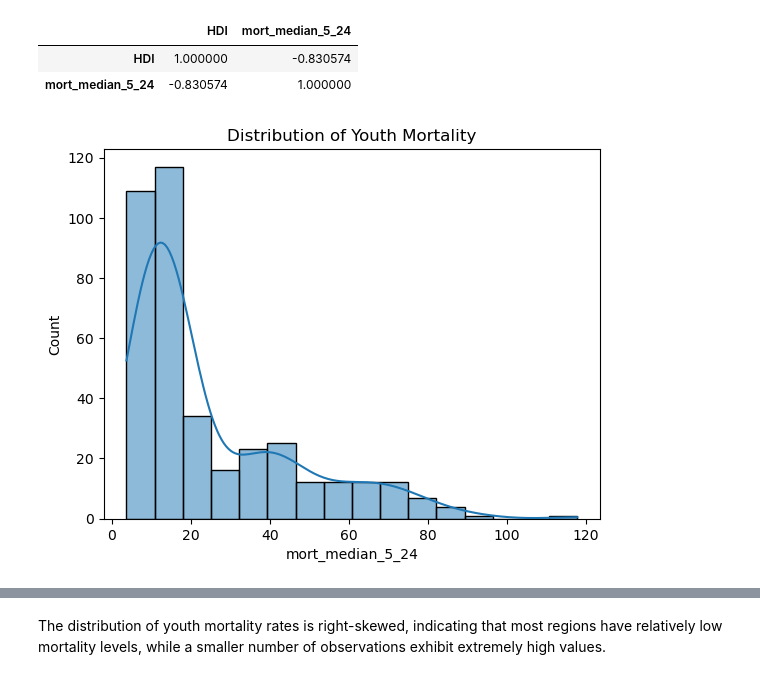
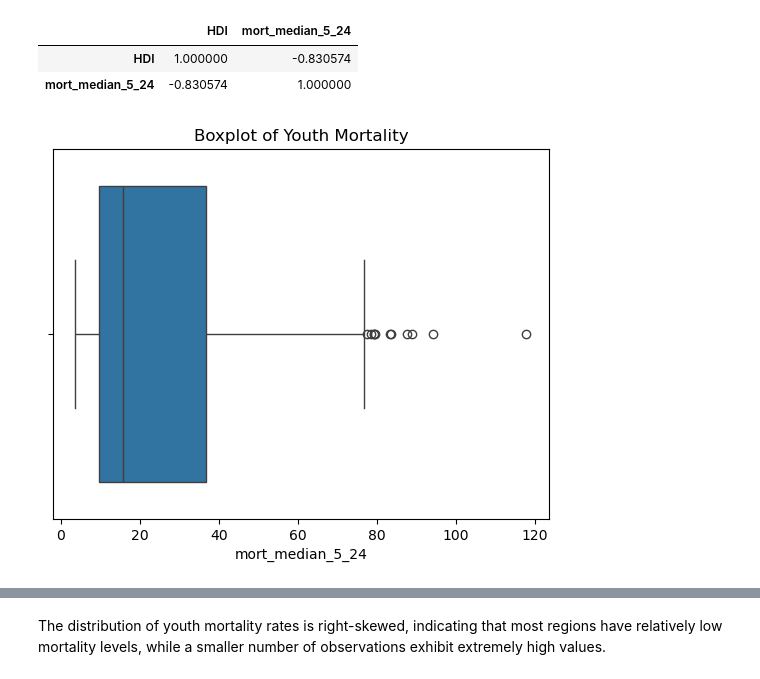
Before and after one commit to ecelule/dsa210project, a Jupyter notebook: project_basis.ipynb, the cells around one changed output, grey strips where cells are left out. Saved outputs shown, nothing was run; the diff lists cells and outputs as text; code cells hidden in the pictures.

```diff
--- a/project_basis.ipynb
+++ b/project_basis.ipynb
@@ -299,9 +315,13 @@ df[["HDI", "mort_median_5_24"]].corr()#HDI ile mortality arasındaki ilişkiyi s
 |  | HDI | mort_median_5_24 |
 | HDI | 1.000000 | -0.830574 |
 | mort_median_5_24 | -0.830574 | 1.000000 |
-# %%
-sns.histplot(df["mort_median_5_24"], kde=True)
-plt.title("Distribution of Youth Mortality")
-plt.show()
-# %% [output]
-[figure, removed]
+# %%
+sns.boxplot(
+    data=df,
+    x="mort_median_5_24"
+)
+
+plt.title("Boxplot of Youth Mortality")
+plt.show()
+# %% [output]
+[figure, added]
```
Also changed, not shown: parts of 10 cells of this notebook.
